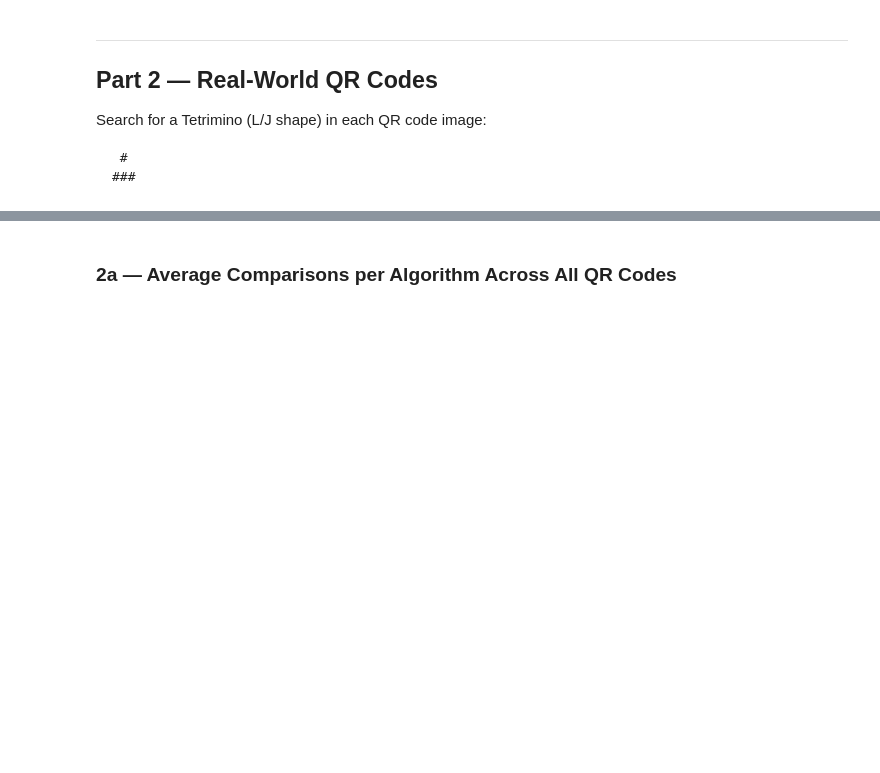
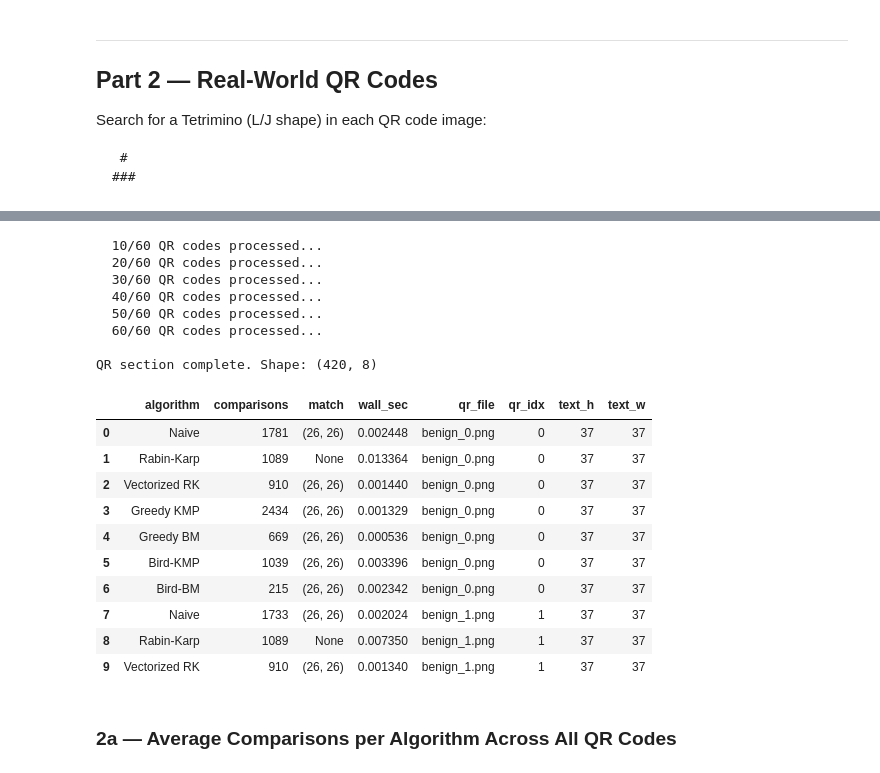
Before and after one commit to marcusaurelys/master_searcher, a Jupyter notebook: testing_notebook.ipynb, the cells around one changed output, grey strips where cells are left out. Drawn from its saved outputs; the diff is of its cells as text; code cells hidden in the pictures; blank space fills up the shorter version.

````diff
--- a/testing_notebook.ipynb
+++ b/testing_notebook.ipynb
@@ -77,0 +83,6 @@ print('Utilities defined.')
+# %%
+make_random_pattern(100, rng=np.random.default_rng(2))
+make_donut(3)
+
+res = run_all(make_random_pattern(100, rng=np.random.default_rng(2)), make_donut(3))
+results_to_rows(res, {'pattern_size': 3, 'text_size': 100, 'seed': 2})
@@ -80,7 +109,7 @@ print('Utilities defined.')
 ## Part 1 — Random Growth Ablation
 # %%
 PATTERN_SIZES = [3, 5, 7, 13]
-TEXT_SIZES    = [25, 50, 100, 200, 500, 1000]
+TEXT_SIZES    = [25, 50, 100, 200, 500, 1000, 2000]
 SEEDS         = [42, 7, 123, 2024, 999]
 
 random_rows = []
@@ -214,19 +272,16 @@ Search for a Tetrimino (L/J shape) in each QR code image:
 ###
 ```
 # %%
-# Tetrimino (L-shape): row 0 → [0,1,0]  but we use the given shape:
-#   col: 0 1 2
-# row 0:  0 1 0   <- the top prong
-# row 1:  1 1 1   <- the full base
-# Binary: 1 = dark module, 0 = light module
-
-TETRIMINO = np.array([
-    [0, 1, 0],
-    [1, 1, 1],
+DONUT = np.array([
+    [1, 1, 1, 1, 1],
+    [1, 0, 0, 0, 1],
+    [1, 0, 1, 0, 1],
+    [1, 0, 0, 0, 1],
+    [1, 1, 1, 1, 1]
 ], dtype=np.int8)
 
-print('Tetrimino pattern:')
-print(TETRIMINO)
+print('Reverse Donut pattern:')
+print(DONUT)
 
 QR_DIR = Path('qr')
 qr_files = sorted(QR_DIR.glob('*.png'))[:100]   # at most 100
@@ -237,13 +301,15 @@ def png_to_binary(path: Path, threshold: int = 128) -> np.ndarray:
     Dark pixels (< threshold) → 1, light → 0 (standard QR convention).
     """
     img = Image.open(path).convert('L')   # grayscale
-    arr = np.array(img, dtype=np.int8)
+    arr = np.array(img)
     binary = (arr < threshold).astype(np.int8)  # 1 = dark
     return binary
 
 # Quick sanity check on first QR
 if qr_files:
     sample = png_to_binary(qr_files[0])
+    np.set_printoptions(threshold=np.inf) # or np.inf
+    print(sample)
     print(f'Sample QR shape: {sample.shape}, unique values: {np.unique(sample)}')
 else:
     print('WARNING: No QR files found — skipping QR section.')
@@ -250,27 +334,48 @@ else:
 # %%
 qr_rows = []
 
 for idx, qr_path in enumerate(qr_files):
     try:
         text_qr = png_to_binary(qr_path)
+        text_qr = text_qr[::10, ::10]
     except Exception as e:
         print(f'  Could not load {qr_path.name}: {e}')
         continue
 
-    res = run_all(text_qr, TETRIMINO)
+    res = run_all(text_qr, DONUT)
     extra = {'qr_file': qr_path.name,
              'qr_idx':  idx,
              'text_h':  text_qr.shape[0],
              'text_w':  text_qr.shape[1]}
     qr_rows.extend(results_to_rows(res, extra))
 
     if (idx + 1) % 10 == 0:
         print(f'  {idx+1}/{len(qr_files)} QR codes processed...')
 
 df_qr = pd.DataFrame(qr_rows)
 df_qr.to_csv('results_qr.csv', index=False)
 print(f'\nQR section complete. Shape: {df_qr.shape}')
 df_qr.head(10)
+# %% [output]
+  10/60 QR codes processed...
+  20/60 QR codes processed...
+  30/60 QR codes processed...
+  40/60 QR codes processed...
+  50/60 QR codes processed...
+  60/60 QR codes processed...
+
+QR section complete. Shape: (420, 8)
+|  | algorithm | comparisons | match | wall_sec | qr_file | qr_idx | text_h | text_w |
+| 0 | Naive | 1781 | (26, 26) | 0.002448 | benign_0.png | 0 | 37 | 37 |
+| 1 | Rabin-Karp | 1089 | None | 0.013364 | benign_0.png | 0 | 37 | 37 |
+| 2 | Vectorized RK | 910 | (26, 26) | 0.001440 | benign_0.png | 0 | 37 | 37 |
+| 3 | Greedy KMP | 2434 | (26, 26) | 0.001329 | benign_0.png | 0 | 37 | 37 |
+| 4 | Greedy BM | 669 | (26, 26) | 0.000536 | benign_0.png | 0 | 37 | 37 |
+| 5 | Bird-KMP | 1039 | (26, 26) | 0.003396 | benign_0.png | 0 | 37 | 37 |
+| 6 | Bird-BM | 215 | (26, 26) | 0.002342 | benign_0.png | 0 | 37 | 37 |
+| 7 | Naive | 1733 | (26, 26) | 0.002024 | benign_1.png | 1 | 37 | 37 |
+| 8 | Rabin-Karp | 1089 | None | 0.007350 | benign_1.png | 1 | 37 | 37 |
+| 9 | Vectorized RK | 910 | (26, 26) | 0.001340 | benign_1.png | 1 | 37 | 37 |
 # %% [markdown]
 ### 2a — Average Comparisons per Algorithm Across All QR Codes
 # %%
````
Also changed, not shown: parts of 19 cells of this notebook, 17 other files.
